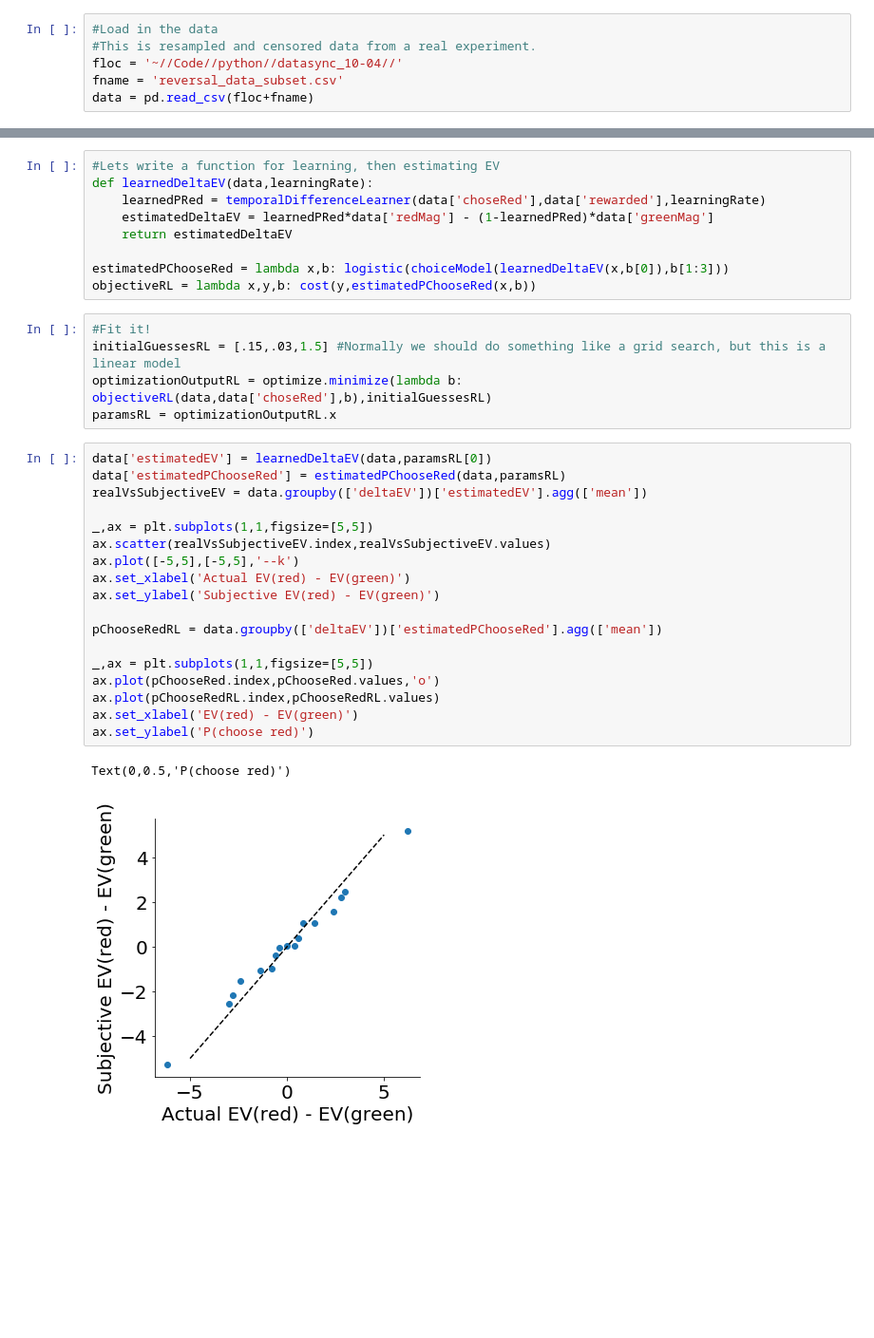
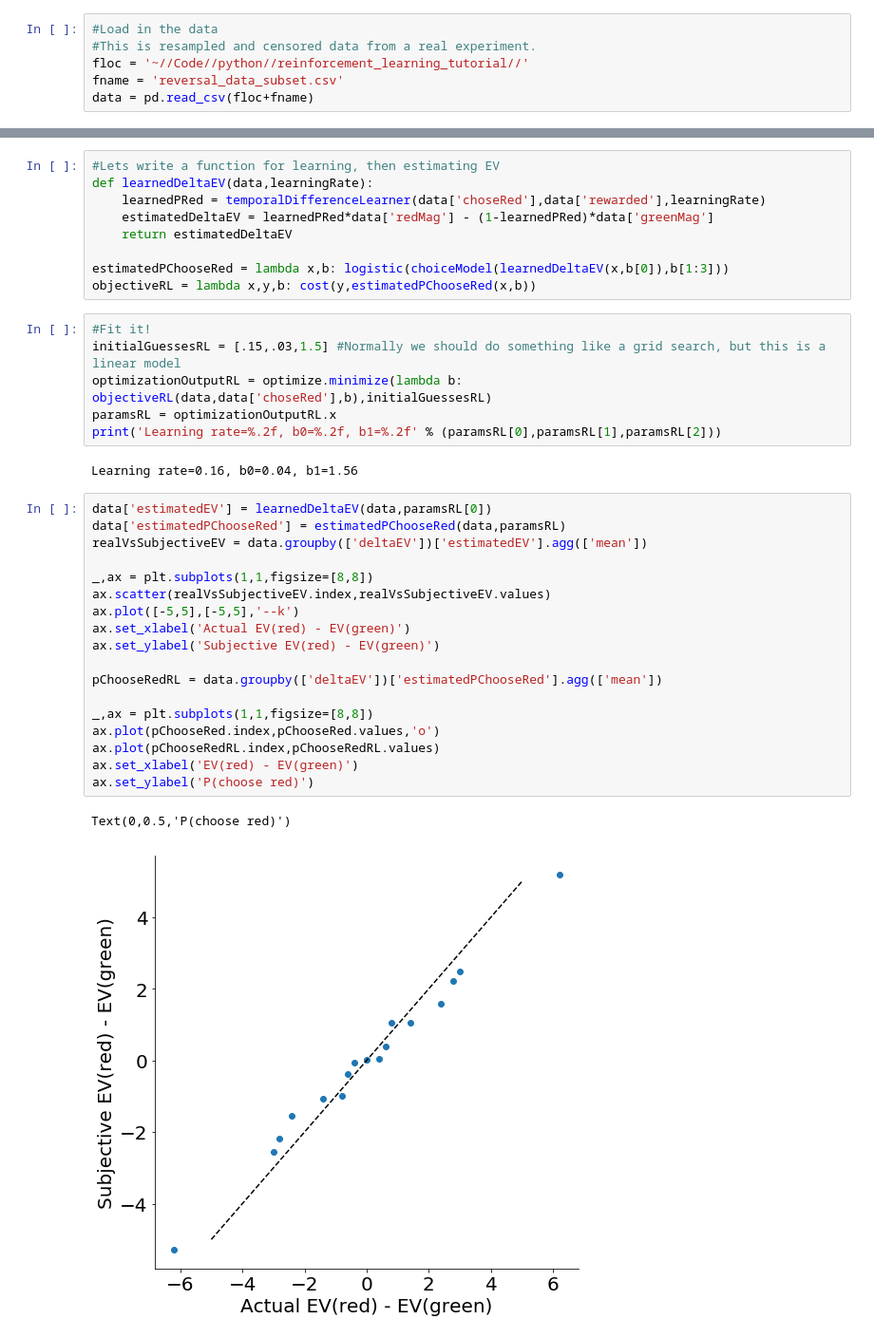
Before and after one commit to bartmassi/RL_tutorial, a Jupyter notebook: ChoiceModeling_ds10-04-18.ipynb, the cells around one changed output, grey strips where cells are left out. Shown at 95% size. Saved outputs shown, nothing was run; the diff lists cells and outputs as text; blank space fills up the shorter version.

```diff
--- a/ChoiceModeling_ds10-04-18.ipynb
+++ b/ChoiceModeling_ds10-04-18.ipynb
@@ -25,6 +29,6 @@ rcParams['axes.spines.top'] = False
 # %%
 #Load in the data
 #This is resampled and censored data from a real experiment.
-floc = '~//Code//python//datasync_10-04//'
+floc = '~//Code//python//reinforcement_learning_tutorial//'
 fname = 'reversal_data_subset.csv'
 data = pd.read_csv(floc+fname)
@@ -202,24 +241,27 @@ objectiveRL = lambda x,y,b: cost(y,estimatedPChooseRed(x,b))
 initialGuessesRL = [.15,.03,1.5] #Normally we should do something like a grid search, but this is a linear model
 optimizationOutputRL = optimize.minimize(lambda b: objectiveRL(data,data['choseRed'],b),initialGuessesRL)
 paramsRL = optimizationOutputRL.x
+print('Learning rate=%.2f, b0=%.2f, b1=%.2f' % (paramsRL[0],paramsRL[1],paramsRL[2]))
+# %% [output]
+Learning rate=0.16, b0=0.04, b1=1.56
 # %%
 data['estimatedEV'] = learnedDeltaEV(data,paramsRL[0])
 data['estimatedPChooseRed'] = estimatedPChooseRed(data,paramsRL)
 realVsSubjectiveEV = data.groupby(['deltaEV'])['estimatedEV'].agg(['mean'])
 
-_,ax = plt.subplots(1,1,figsize=[5,5])
+_,ax = plt.subplots(1,1,figsize=[8,8])
 ax.scatter(realVsSubjectiveEV.index,realVsSubjectiveEV.values)
 ax.plot([-5,5],[-5,5],'--k')
 ax.set_xlabel('Actual EV(red) - EV(green)')
 ax.set_ylabel('Subjective EV(red) - EV(green)')
 
 pChooseRedRL = data.groupby(['deltaEV'])['estimatedPChooseRed'].agg(['mean'])
 
-_,ax = plt.subplots(1,1,figsize=[5,5])
+_,ax = plt.subplots(1,1,figsize=[8,8])
 ax.plot(pChooseRed.index,pChooseRed.values,'o')
 ax.plot(pChooseRedRL.index,pChooseRedRL.values)
 ax.set_xlabel('EV(red) - EV(green)')
 ax.set_ylabel('P(choose red)')
 # %% [output]
 Text(0,0.5,'P(choose red)')
-[figure, old version]
+[figure, new version]
```
Also changed, not shown: parts of 17 cells of this notebook.
